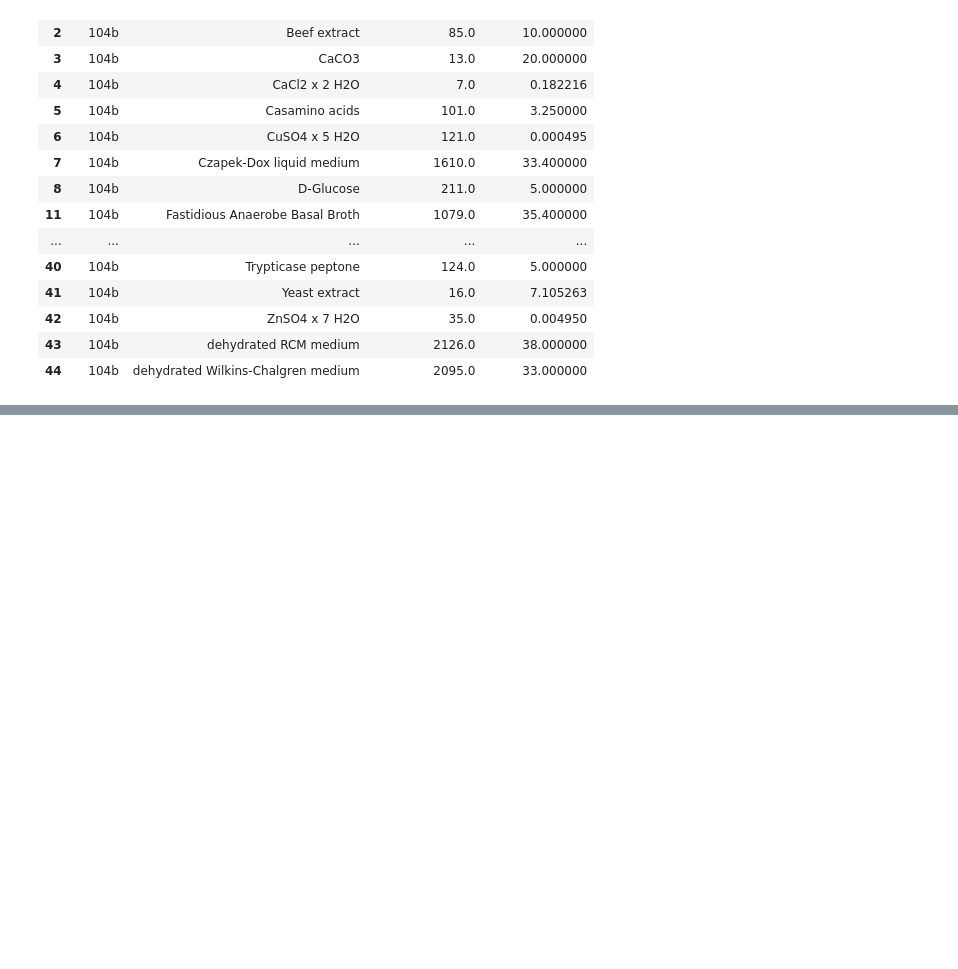
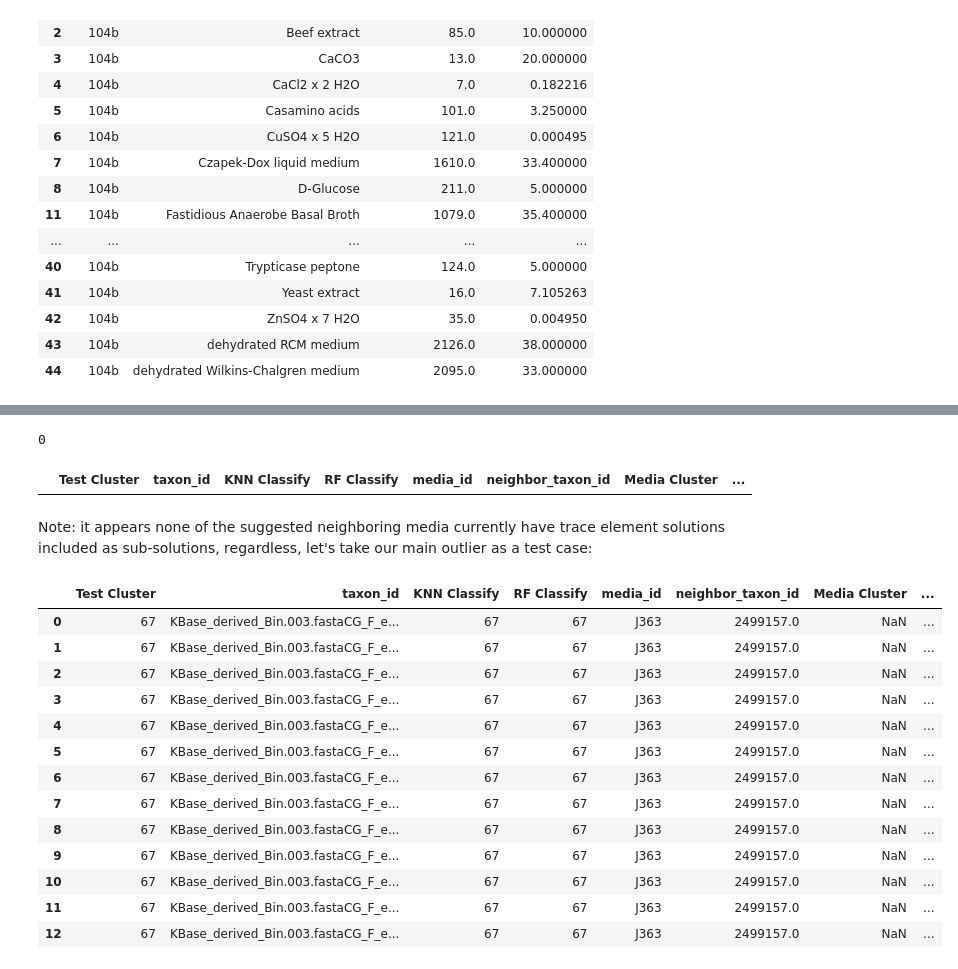
Before and after one commit to giovannellilab/media-prediction, a Jupyter notebook: notebooks/07-Concentration-Mapping.ipynb, the cells around one changed output, grey strips where cells are left out. Saved outputs shown, nothing was run; the diff lists cells and outputs as text; code cells hidden in the pictures; blank space fills up the shorter version.

```diff
--- a/notebooks/07-Concentration-Mapping.ipynb
+++ b/notebooks/07-Concentration-Mapping.ipynb
@@ -576,0 +596,43 @@ recipe
+# %%
+# Find prediction results for those media
+
+df = pd.read_csv(os.path.join(DATA_DIR, "TEST1.csv"))
+
+df = df.rename(columns={"neighbor_media_id": "media_id"})
+filter = df["media_id"].isin(te_list)
+df = df[filter]
+
+print(len(df))
+
+prediction = pd.merge(left=df, right=trace_media, on="media_id", how="left")
+prediction
+# %% [output]
+0
+|  | Test Cluster | taxon_id | KNN Classify | RF Classify | media_id | neighbor_taxon_id | Media Cluster | ... |
+# %% [markdown]
+Note: it appears none of the suggested neighboring media currently have trace element solutions included as sub-solutions, regardless, let's take our main outlier as a test case:
+# %%
+df = pd.read_csv(os.path.join(DATA_DIR, "TEST1.csv"))
+media_df = pd.read_csv(os.path.join(DATA_DIR, "mediadive", "mediadive-complete-explo.csv"), low_memory=False)
+
+df = df.rename(columns={"neighbor_media_id": "media_id"})
+boi = df["taxon_id"].str.contains("Bin.003.fastaCG_F")
+data = df[boi]
+
+prediction = pd.merge(left=data, right=media_df, on="media_id", how="left")
+prediction
+# %% [output]
+|  | Test Cluster | taxon_id | KNN Classify | RF Classify | media_id | neighbor_taxon_id | Media Cluster | ... |
+| 0 | 67 | KBase_derived_Bin.003.fastaCG_F_e... | 67 | 67 | J363 | 2499157.0 | NaN | ... |
+| 1 | 67 | KBase_derived_Bin.003.fastaCG_F_e... | 67 | 67 | J363 | 2499157.0 | NaN | ... |
+| 2 | 67 | KBase_derived_Bin.003.fastaCG_F_e... | 67 | 67 | J363 | 2499157.0 | NaN | ... |
+| 3 | 67 | KBase_derived_Bin.003.fastaCG_F_e... | 67 | 67 | J363 | 2499157.0 | NaN | ... |
+| 4 | 67 | KBase_derived_Bin.003.fastaCG_F_e... | 67 | 67 | J363 | 2499157.0 | NaN | ... |
+| 5 | 67 | KBase_derived_Bin.003.fastaCG_F_e... | 67 | 67 | J363 | 2499157.0 | NaN | ... |
+| 6 | 67 | KBase_derived_Bin.003.fastaCG_F_e... | 67 | 67 | J363 | 2499157.0 | NaN | ... |
+| 7 | 67 | KBase_derived_Bin.003.fastaCG_F_e... | 67 | 67 | J363 | 2499157.0 | NaN | ... |
+| 8 | 67 | KBase_derived_Bin.003.fastaCG_F_e... | 67 | 67 | J363 | 2499157.0 | NaN | ... |
+| 9 | 67 | KBase_derived_Bin.003.fastaCG_F_e... | 67 | 67 | J363 | 2499157.0 | NaN | ... |
+| 10 | 67 | KBase_derived_Bin.003.fastaCG_F_e... | 67 | 67 | J363 | 2499157.0 | NaN | ... |
+| 11 | 67 | KBase_derived_Bin.003.fastaCG_F_e... | 67 | 67 | J363 | 2499157.0 | NaN | ... |
+| 12 | 67 | KBase_derived_Bin.003.fastaCG_F_e... | 67 | 67 | J363 | 2499157.0 | NaN | ... |
```
Also changed, not shown: parts of 13 cells of this notebook, 2 other files.
